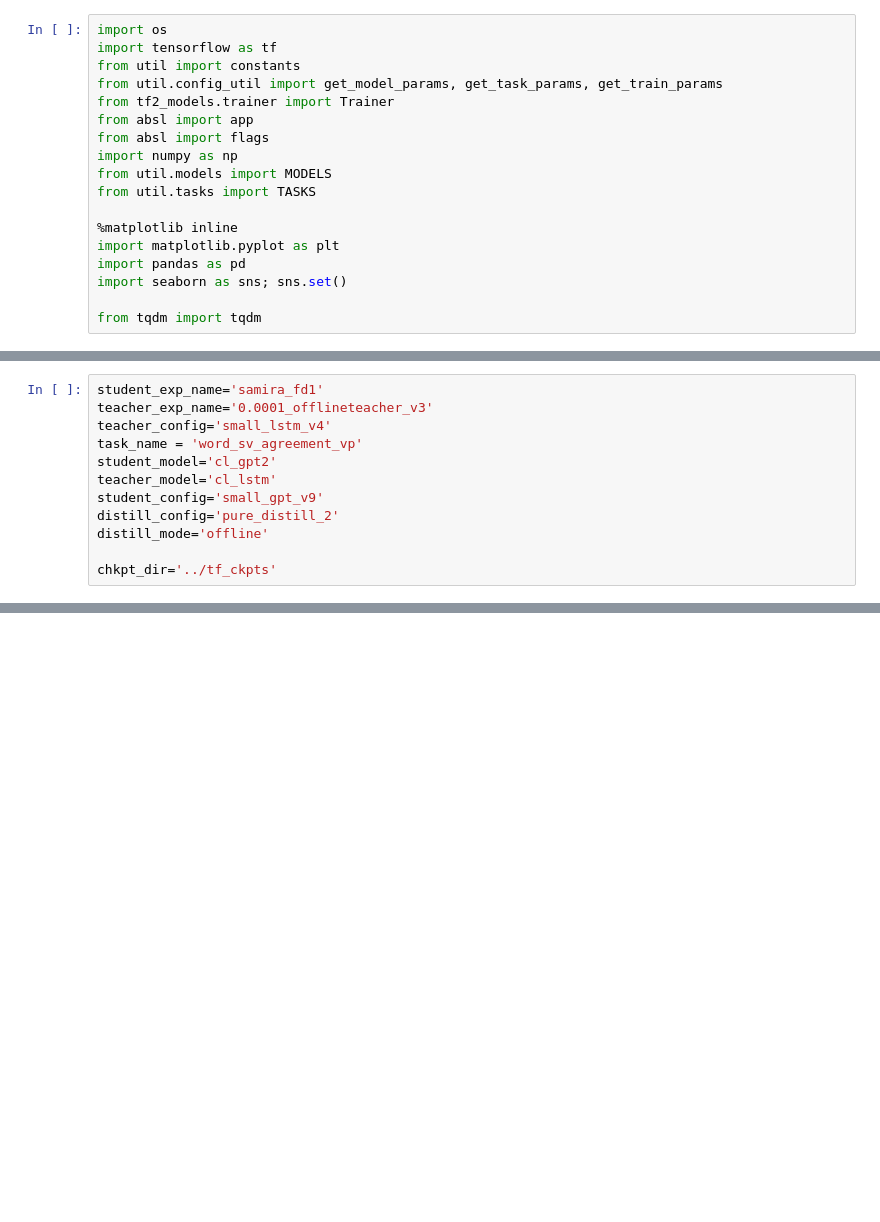
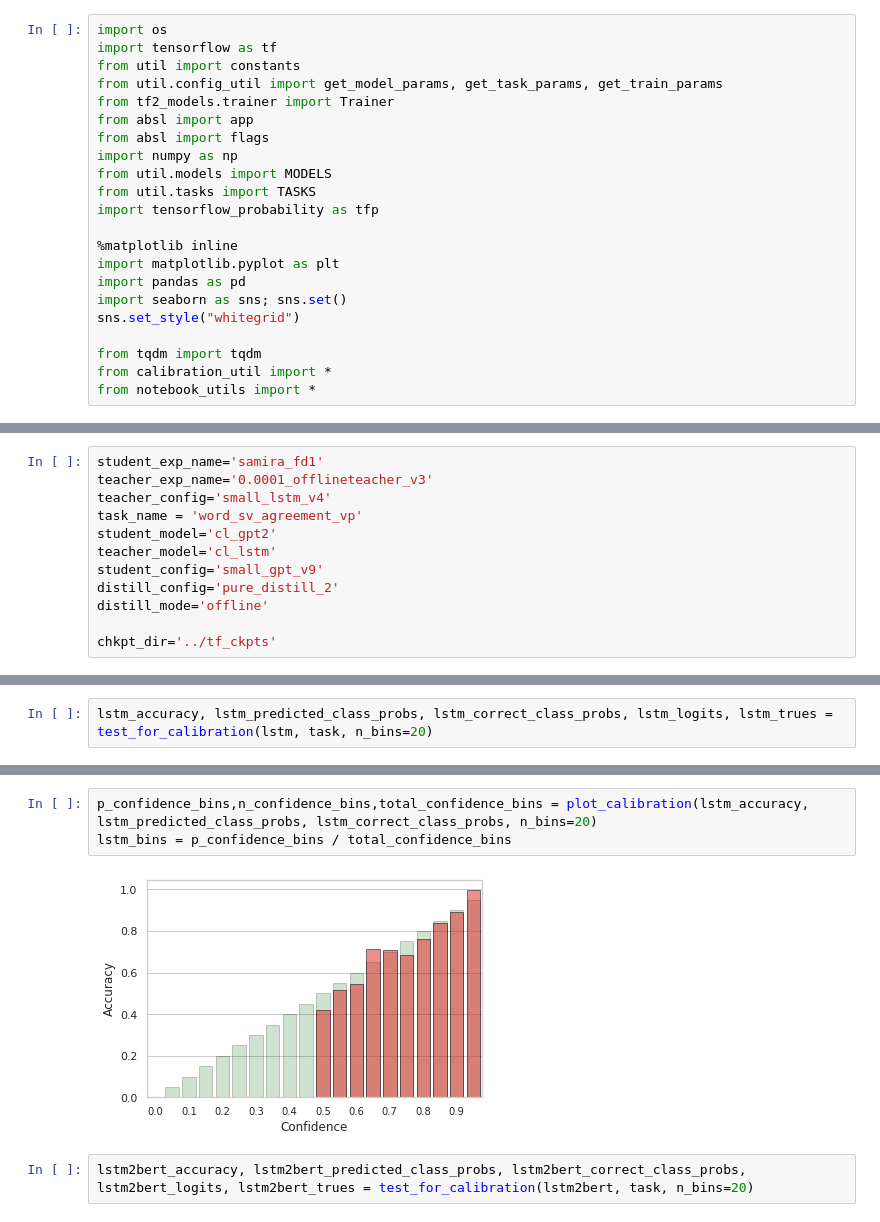
Before and after one commit to samiraabnar/Reflect, a Jupyter notebook: notebooks/calibration.ipynb, the cells around one changed output, grey strips where cells are left out. Cells and saved outputs as stored; diff of their text form; blank space fills up the shorter version.

Commit message:
updating notebooks:

```diff
--- a/notebooks/calibration.ipynb
+++ b/notebooks/calibration.ipynb
@@ -9,10 +9,14 @@ from absl import flags
 import numpy as np
 from util.models import MODELS
 from util.tasks import TASKS
+import tensorflow_probability as tfp
 
 %matplotlib inline
 import matplotlib.pyplot as plt
 import pandas as pd
 import seaborn as sns; sns.set()
+sns.set_style("whitegrid")
 
 from tqdm import tqdm
+from calibration_util import *
+from notebook_utils import *
@@ -184,0 +213,2 @@ test_for_calibration(model, task)
+# %%
+lstm_accuracy, lstm_predicted_class_probs, lstm_correct_class_probs, lstm_logits, lstm_trues = test_for_calibration(lstm, task, n_bins=20)
@@ -184,0 +229,7 @@ test_for_calibration(model, task)
+# %%
+p_confidence_bins,n_confidence_bins,total_confidence_bins = plot_calibration(lstm_accuracy, lstm_predicted_class_probs, lstm_correct_class_probs, n_bins=20)
+lstm_bins = p_confidence_bins / total_confidence_bins
+# %% [output]
+[figure, added]
+# %%
+lstm2bert_accuracy, lstm2bert_predicted_class_probs, lstm2bert_correct_class_probs, lstm2bert_logits, lstm2bert_trues = test_for_calibration(lstm2bert, task, n_bins=20)
```
Also changed, not shown: parts of 21 cells of this notebook, 7 other files.
